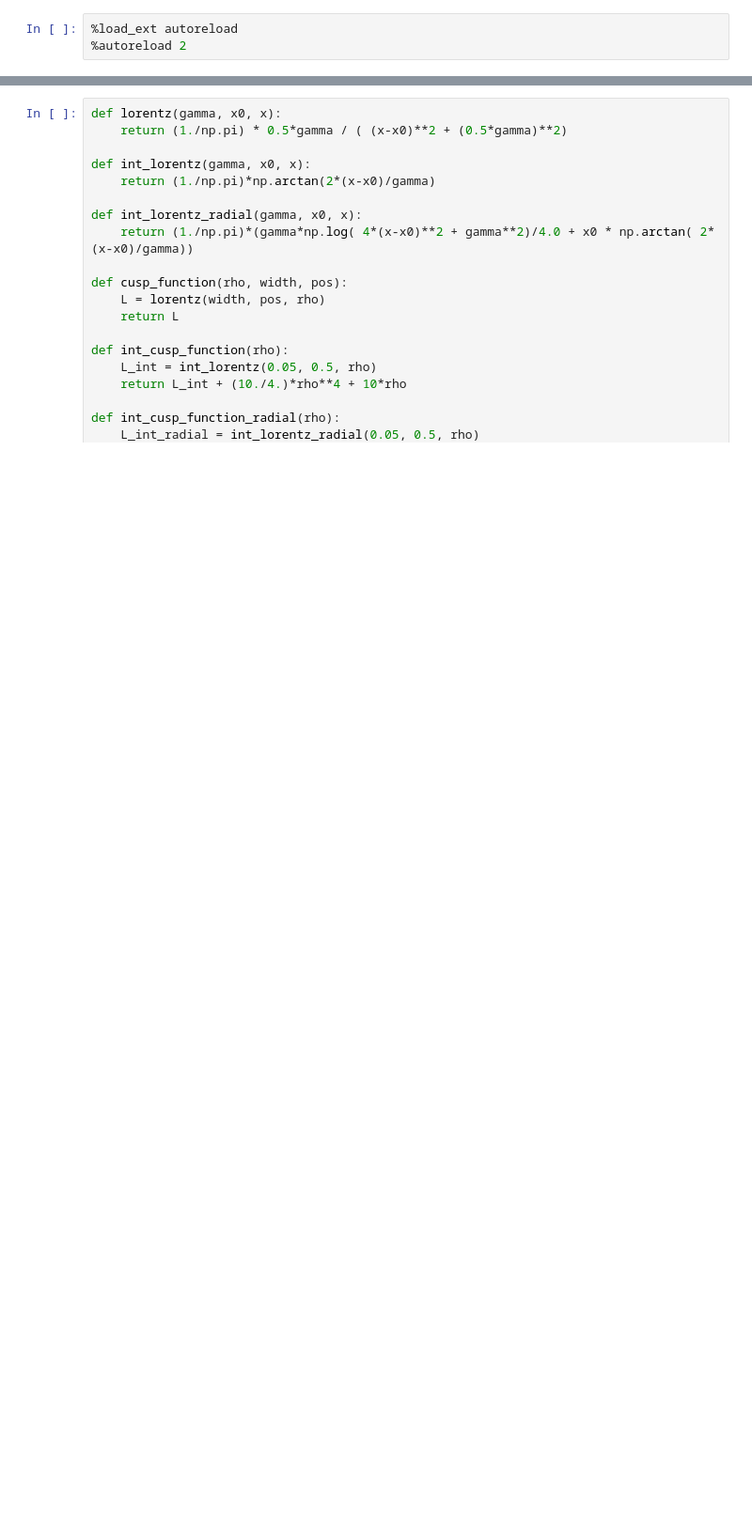
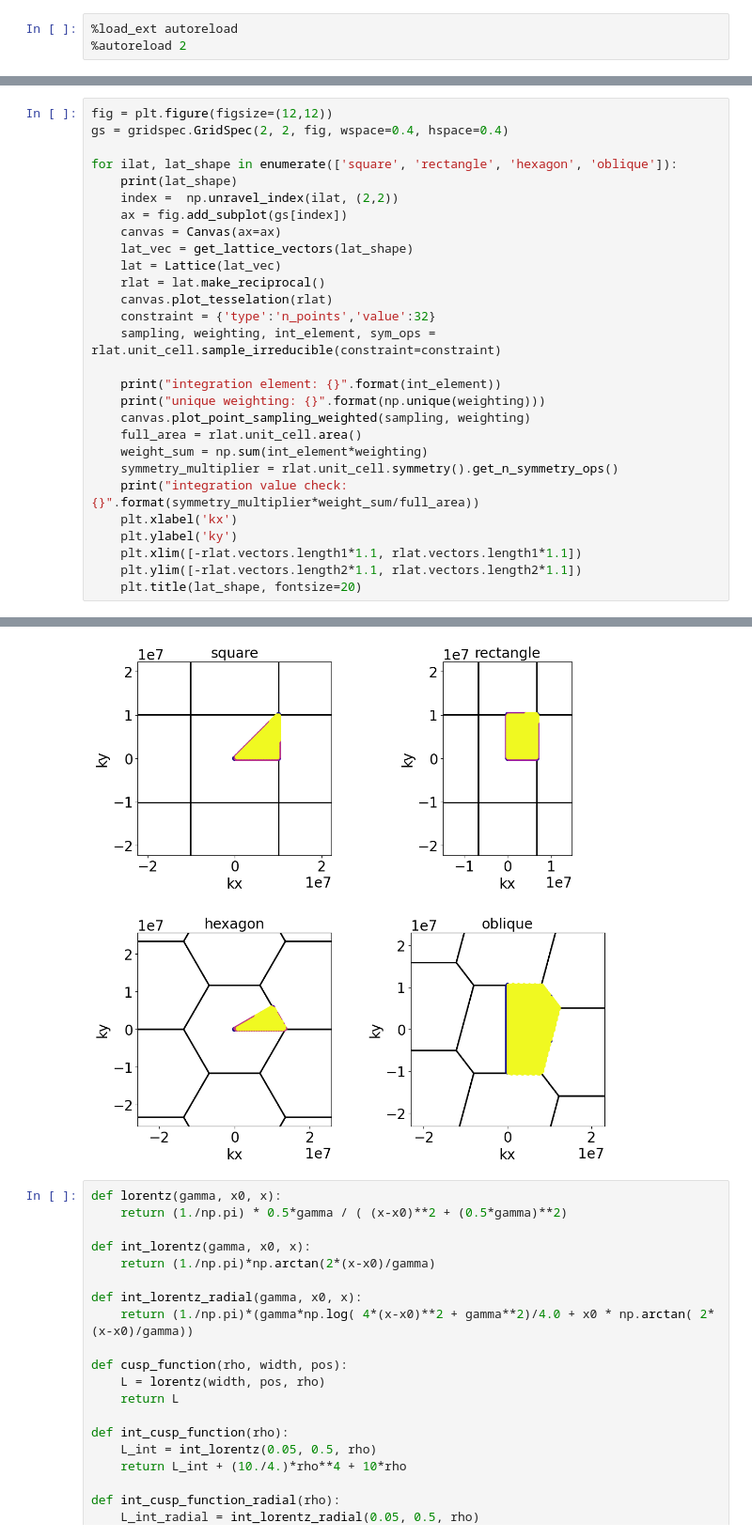
Before and after one commit to jcmwave/reciprocal, a Jupyter notebook: notebooks/examples.ipynb, the cells around one changed output, grey strips where cells are left out. Shown at 94% size. Saved outputs shown, nothing was run; the diff lists cells and outputs as text; blank space fills up the shorter version.

```diff
--- a/notebooks/examples.ipynb
+++ b/notebooks/examples.ipynb
@@ -40,3 +42,32 @@ def get_symmetry(shape):
         return 'D6'
     elif shape == 'oblique':
         return 'C2'
+# %%
+fig = plt.figure(figsize=(12,12))
+gs = gridspec.GridSpec(2, 2, fig, wspace=0.4, hspace=0.4)
+
+for ilat, lat_shape in enumerate(['square', 'rectangle', 'hexagon', 'oblique']):
+    print(lat_shape)
+    index =  np.unravel_index(ilat, (2,2))
+    ax = fig.add_subplot(gs[index])
+    canvas = Canvas(ax=ax)
+    lat_vec = get_lattice_vectors(lat_shape)
+    lat = Lattice(lat_vec)
+    rlat = lat.make_reciprocal()
+    canvas.plot_tesselation(rlat)
+    constraint = {'type':'n_points','value':32}
+    sampling, weighting, int_element, sym_ops = rlat.unit_cell.sample_irreducible(constraint=constraint)
+
+    print("integration element: {}".format(int_element))
+    print("unique weighting: {}".format(np.unique(weighting)))
+    canvas.plot_point_sampling_weighted(sampling, weighting)
+    full_area = rlat.unit_cell.area()
+    weight_sum = np.sum(int_element*weighting)
+    symmetry_multiplier = rlat.unit_cell.symmetry().get_n_symmetry_ops()
+    print("integration value check: {}".format(symmetry_multiplier*weight_sum/full_area))
+    plt.xlabel('kx')
+    plt.ylabel('ky')
+    plt.xlim([-rlat.vectors.length1*1.1, rlat.vectors.length1*1.1])
+    plt.ylim([-rlat.vectors.length2*1.1, rlat.vectors.length2*1.1])
+    plt.title(lat_shape, fontsize=20)
+# %% [output]
@@ -43,3 +90,4 @@ def get_symmetry(shape):
+[figure, added]
 # %%
 def lorentz(gamma, x0, x):
     return (1./np.pi) * 0.5*gamma / ( (x-x0)**2 + (0.5*gamma)**2)
```
Also changed, not shown: parts of 4 cells of this notebook, 1 other file.
